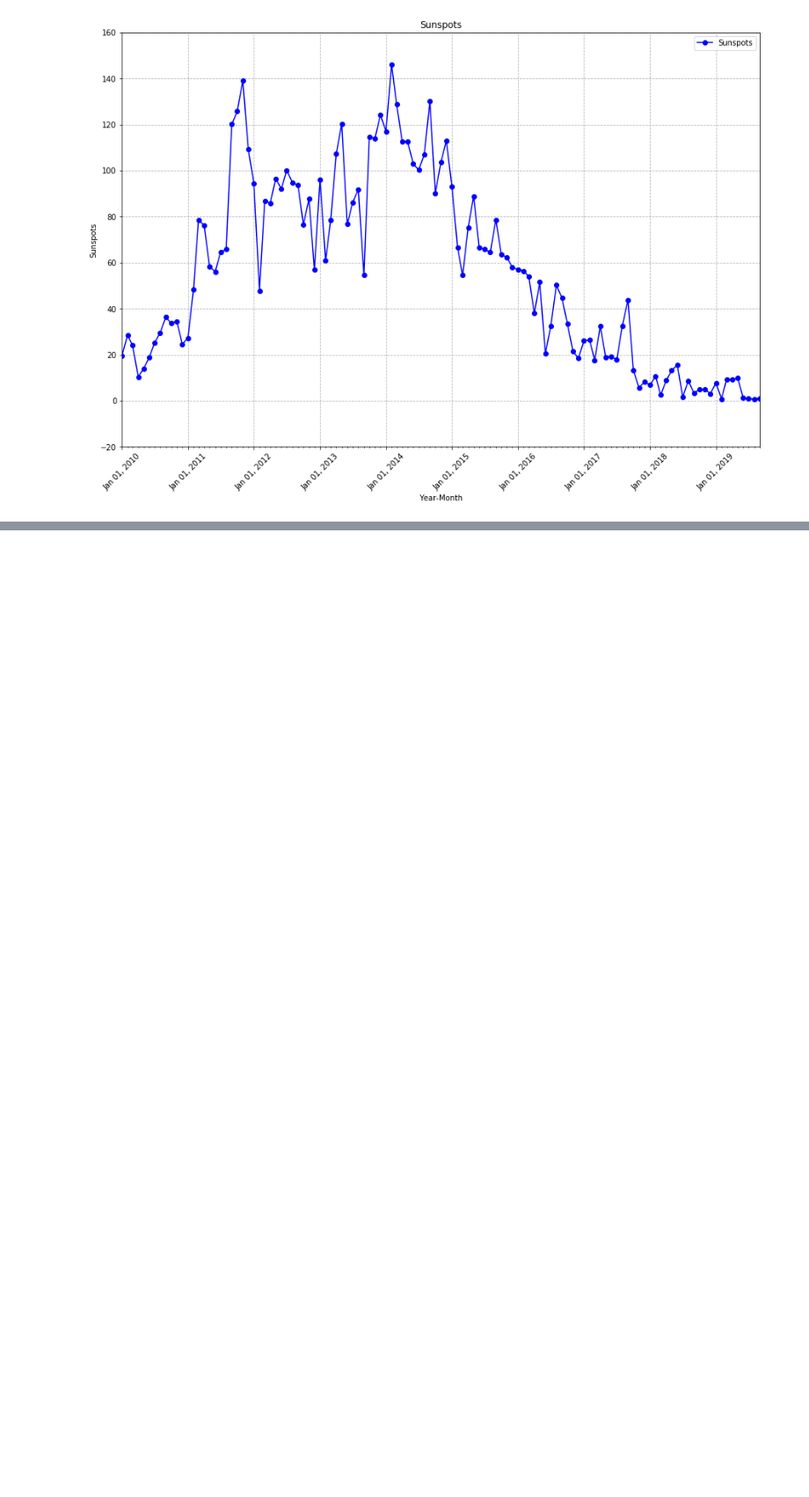
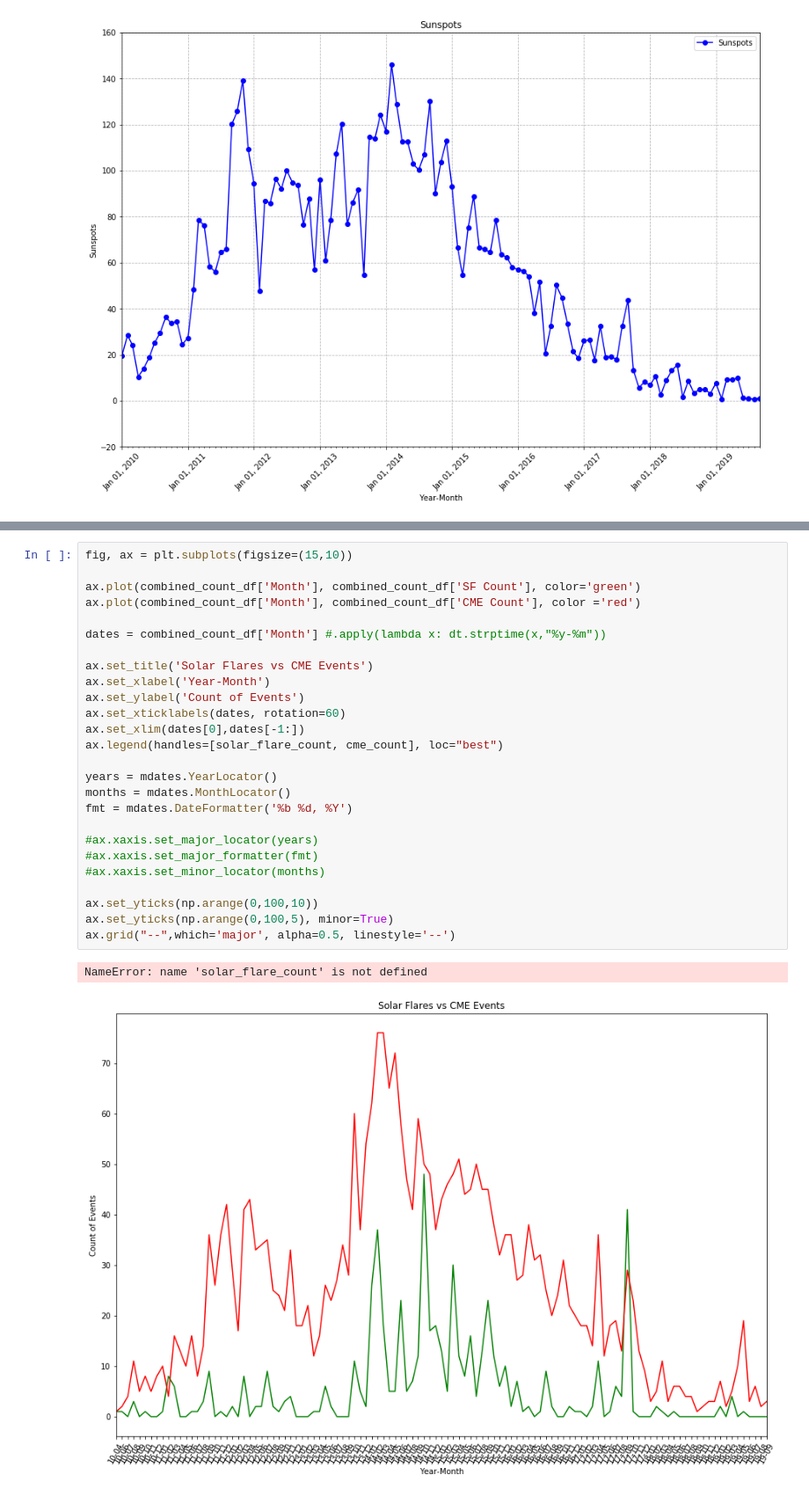
Before and after one commit to rockhound03/Project1, a Jupyter notebook: modules/Final Data Analysis.ipynb, the cells around one changed output, grey strips where cells are left out. Shown at 88% size. Drawn from its saved outputs; the diff is of its cells as text; blank space fills up the shorter version.

```diff
--- a/modules/Final Data Analysis.ipynb
+++ b/modules/Final Data Analysis.ipynb
@@ -277,0 +338,29 @@ plt.show()
+# %%
+fig, ax = plt.subplots(figsize=(15,10))
+
+ax.plot(combined_count_df['Month'], combined_count_df['SF Count'], color='green')
+ax.plot(combined_count_df['Month'], combined_count_df['CME Count'], color ='red')
+
+dates = combined_count_df['Month'] #.apply(lambda x: dt.strptime(x,"%y-%m"))
+
+ax.set_title('Solar Flares vs CME Events')
+ax.set_xlabel('Year-Month')
+ax.set_ylabel('Count of Events')
+ax.set_xticklabels(dates, rotation=60)
+ax.set_xlim(dates[0],dates[-1:])
+ax.legend(handles=[solar_flare_count, cme_count], loc="best")
+
+years = mdates.YearLocator()
+months = mdates.MonthLocator()
+fmt = mdates.DateFormatter('%b %d, %Y')
+
+#ax.xaxis.set_major_locator(years)
+#ax.xaxis.set_major_formatter(fmt)
+#ax.xaxis.set_minor_locator(months)
+
+ax.set_yticks(np.arange(0,100,10))
+ax.set_yticks(np.arange(0,100,5), minor=True)
+ax.grid("--",which='major', alpha=0.5, linestyle='--')
+# %% [output]
+NameError: name 'solar_flare_count' is not defined
+[figure, added]
```
Also changed, not shown: parts of 7 cells of this notebook.
